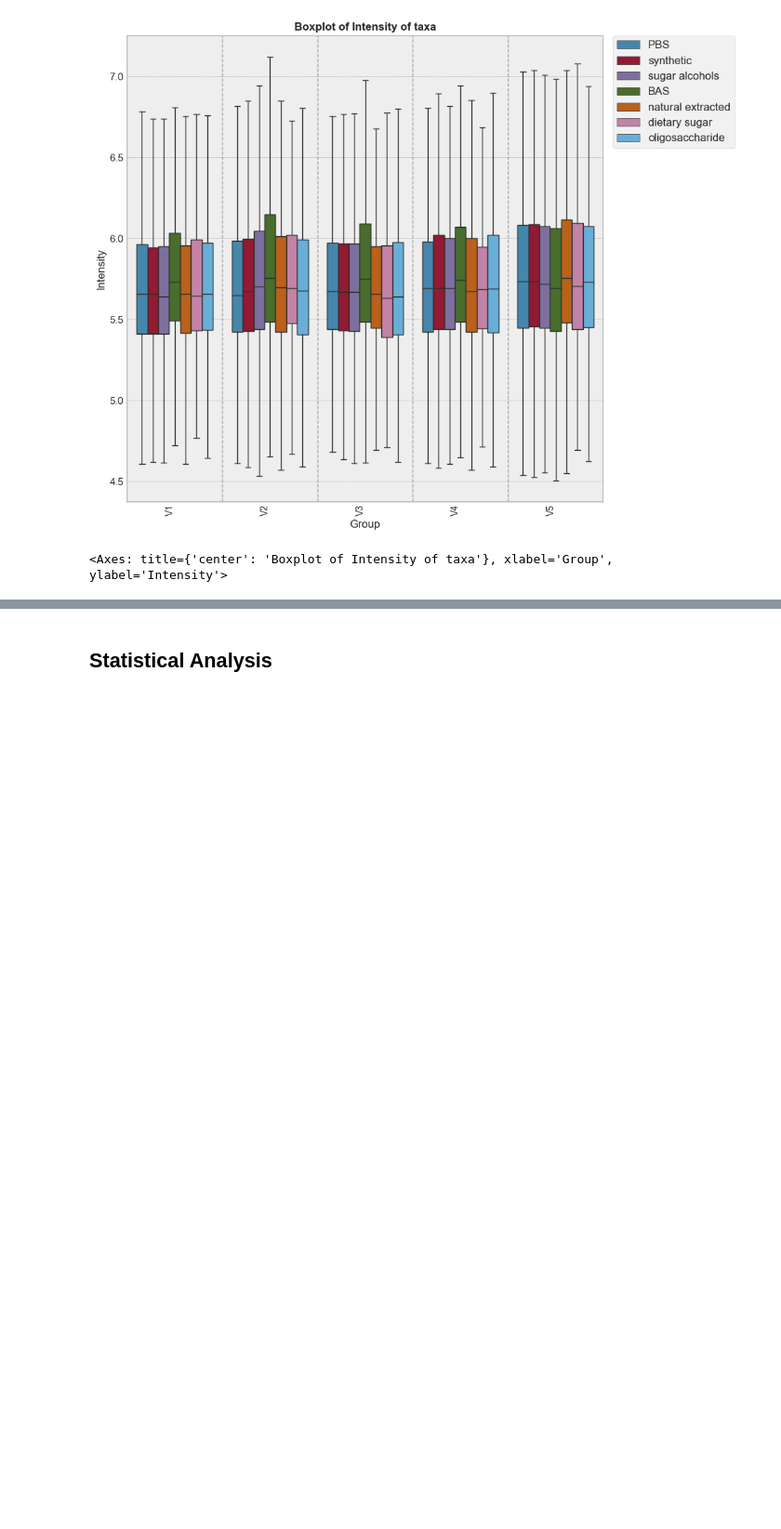
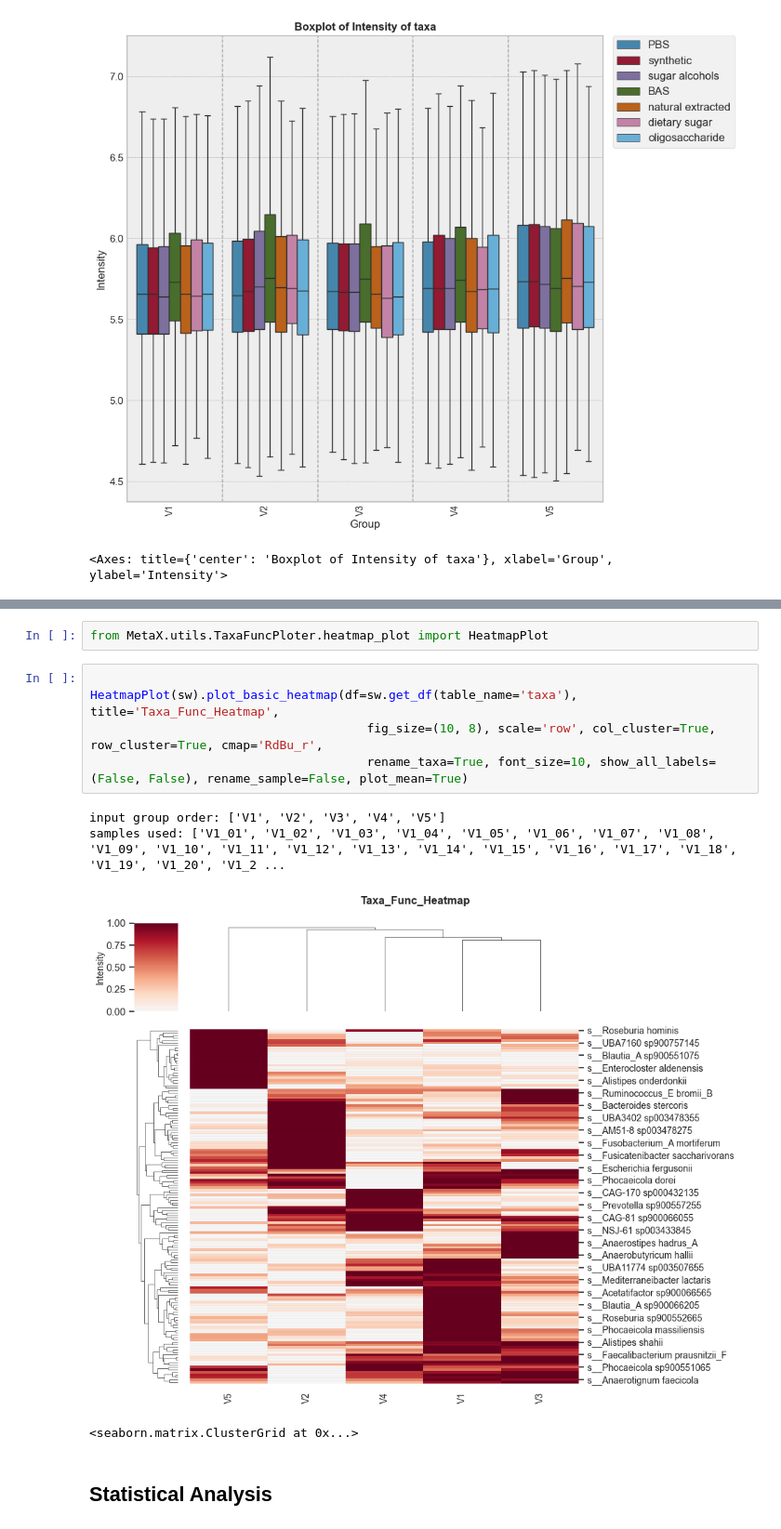
Before and after one commit to byemaxx/MetaX, a Jupyter notebook: Docs/example.ipynb, the cells around one changed output, grey strips where cells are left out. Shown: that part at 93% size. Drawn from its saved outputs; the diff is of its cells as text; blank space fills up the shorter version.

```diff
--- a/Docs/example.ipynb
+++ b/Docs/example.ipynb
@@ -218,6 +217,18 @@ Group SubGroup  Number
    V2      CHO     544
 [figure]
 <Axes: title={'center': 'The number of Functions for each group'}, xlabel='Group', ylabel='Number'>
+# %%
+from MetaX.utils.TaxaFuncPloter.heatmap_plot import HeatmapPlot
+# %%
+
+HeatmapPlot(sw).plot_basic_heatmap(df=sw.get_df(table_name='taxa'), title='Taxa_Func_Heatmap',
+                                      fig_size=(10, 8), scale='row', col_cluster=True, row_cluster=True, cmap='RdBu_r',
+                                      rename_taxa=True, font_size=10, show_all_labels=(False, False), rename_sample=False, plot_mean=True)
+# %% [output]
+input group order: ['V1', 'V2', 'V3', 'V4', 'V5']
+samples used: ['V1_01', 'V1_02', 'V1_03', 'V1_04', 'V1_05', 'V1_06', 'V1_07', 'V1_08', 'V1_09', 'V1_10', 'V1_11', 'V1_12', 'V1_13', 'V1_14', 'V1_15', 'V1_16', 'V1_17', 'V1_18', 'V1_19', 'V1_20', 'V1_2 ...
+[figure, added]
+<seaborn.matrix.ClusterGrid at 0x...>
 # %% [markdown]
 ## Statistical Analysis
 # %% [markdown]
```
Also changed, not shown: parts of 5 cells of this notebook.
